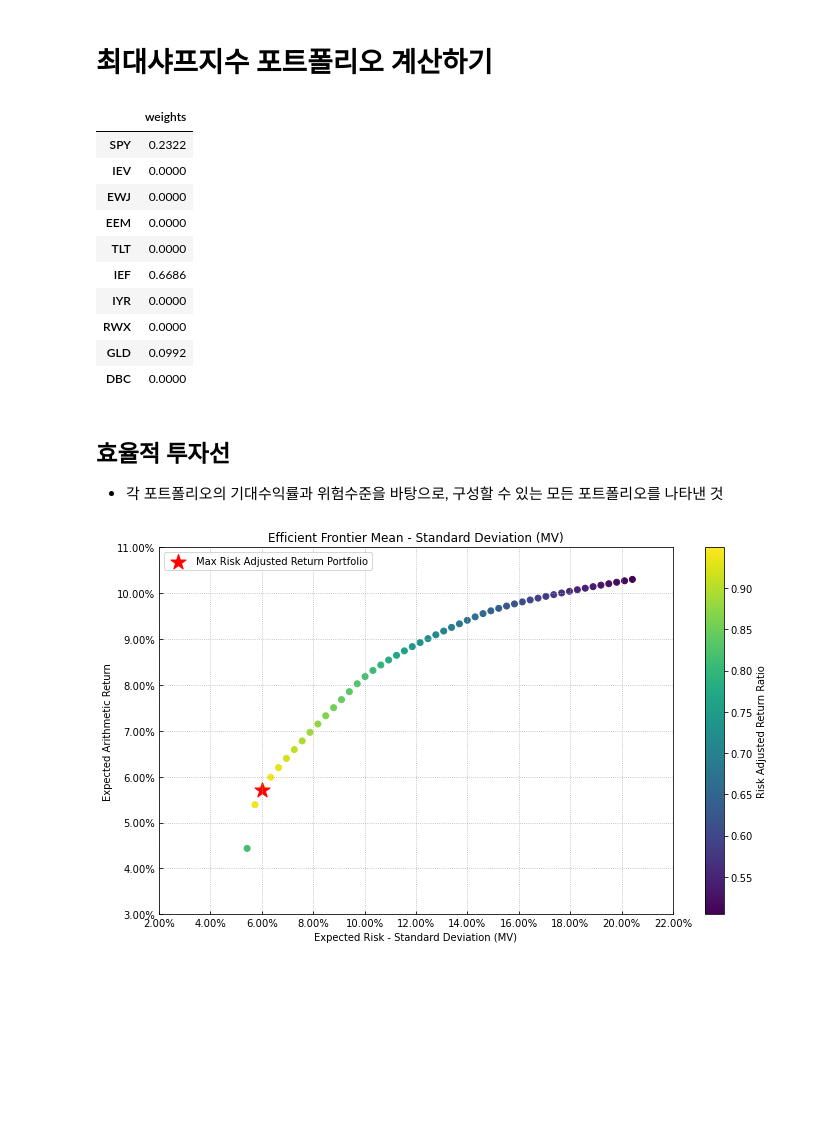
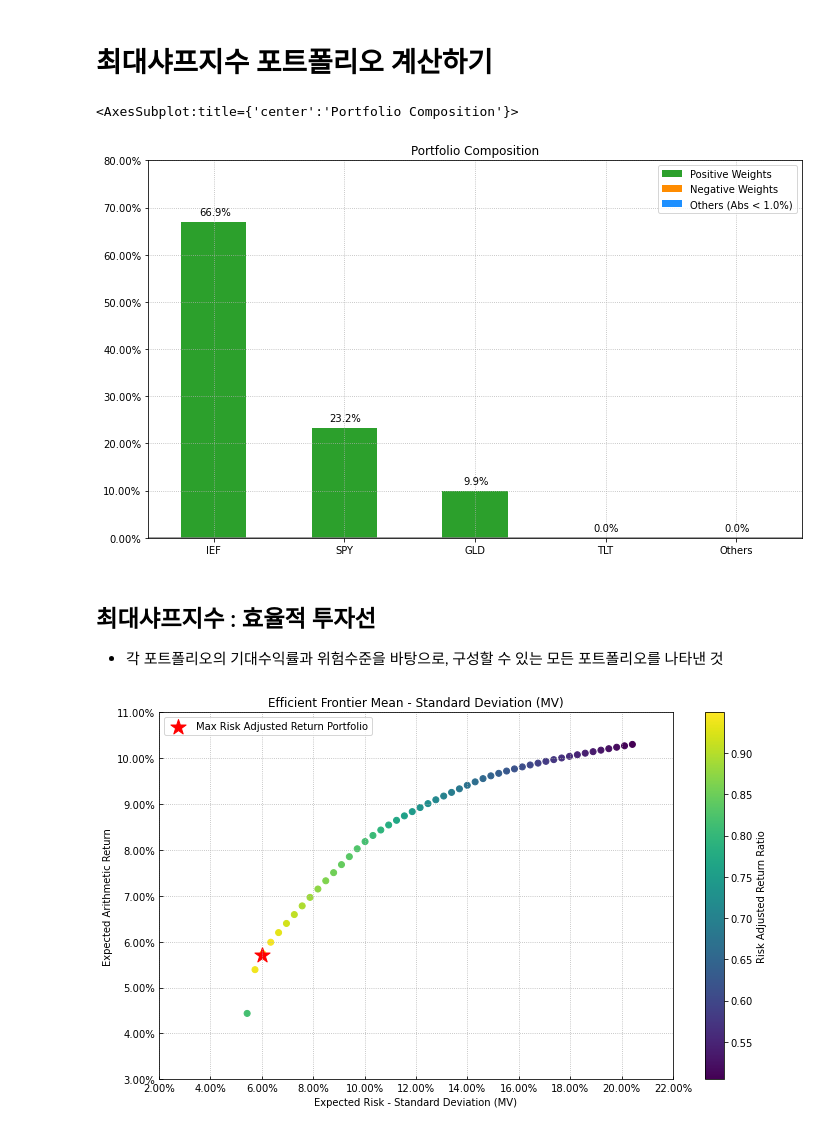
Before and after one commit to Leon-real/Finance-Quant-Study, a Jupyter notebook: HowToInvest/OptimizationPortfolio.ipynb, the cells around one changed output. Saved outputs shown, nothing was run; the diff lists cells and outputs as text; code cells hidden in the pictures; blank space fills up the shorter version.

```diff
--- a/HowToInvest/OptimizationPortfolio.ipynb
+++ b/HowToInvest/OptimizationPortfolio.ipynb
@@ -56,39 +56,32 @@ sns.heatmap(rets.corr().round(2), annot = True, annot_kws = {'size':8}, cmap='co
 # %%
 # 포트폴리오 객체 생성
 port = rp.Portfolio(returns = rets) # 각 투자 자산별 수익률 넣어주기
 
 # 입력값 계산
 method_mu = 'hist' # 역사적 데이터를 바탕으로 기대 수익률 추정
 method_cov = 'hist' # 역사적 데이터를 바탕으로 분산-공분산 행렬 추정
 
 # 객체에 수익률 및 분산-공분산 입력
 port.assets_stats(method_mu = method_mu, methode_cov = method_cov)
 
 model = 'Classic' # 모델 입력. Classic(역사적 데이터), BL(블랙-리터만), FM(팩터 모형)
 rm = 'MV' # 위험 측정 방법, MV는 표준편차를 의미
 obj = 'Sharpe' # 목적함수, MinRist(최소분산), MaxRet(최대수익률, Utility(효용) or Sharpe(샤프지수)
 hist = True # 역사적 데이터 사용
 rf = 0 # 무위험 수익률
 l = 0 # 위험 회피 계수, obj가 'Utility'일 때만 사용
 
 # 최적화
 w = port.optimization(model=model, rm=rm, obj=obj, rf=rf, l=l, hist=hist)
 
 round(w, 4)
+
+rp.plot_bar(w=w)
 # %% [output]
-|  | weights |
-| SPY | 0.2322 |
-| IEV | 0.0000 |
-| EWJ | 0.0000 |
-| EEM | 0.0000 |
-| TLT | 0.0000 |
-| IEF | 0.6686 |
-| IYR | 0.0000 |
-| RWX | 0.0000 |
-| GLD | 0.0992 |
-| DBC | 0.0000 |
+<AxesSubplot:title={'center':'Portfolio Composition'}>
+[figure, added]
 # %% [markdown]
-## 효율적 투자선
+## 최대샤프지수 : 효율적 투자선
 - 각 포트폴리오의 기대수익률과 위험수준을 바탕으로, 구성할 수 있는 모든 포트폴리오를 나타낸 것
 # %%
 points = 50 # 효율적 투자선을 구성하는 샘플의 갯수
```
Also changed, not shown: parts of 7 cells of this notebook.
